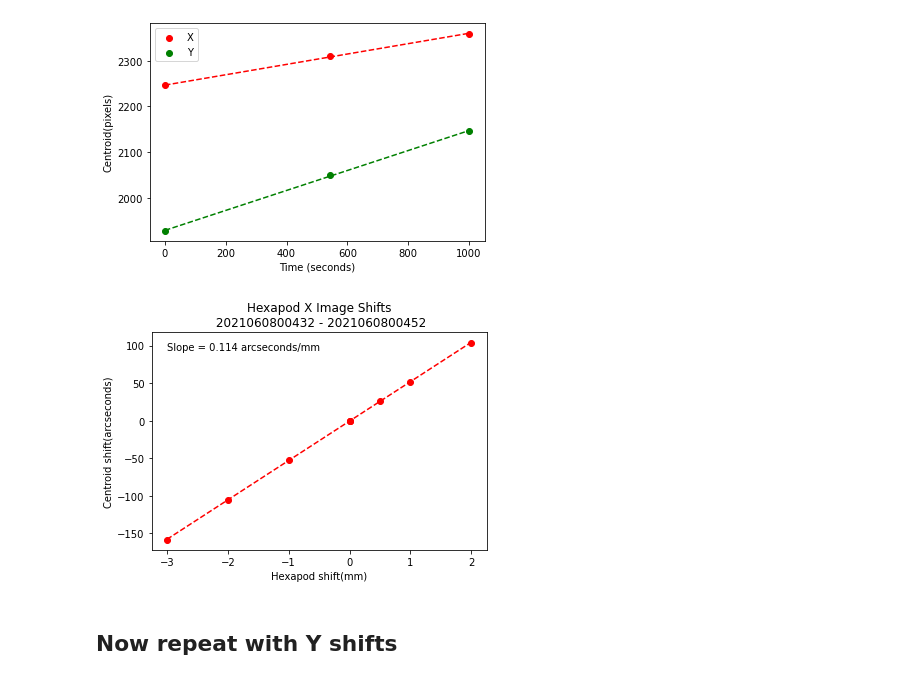
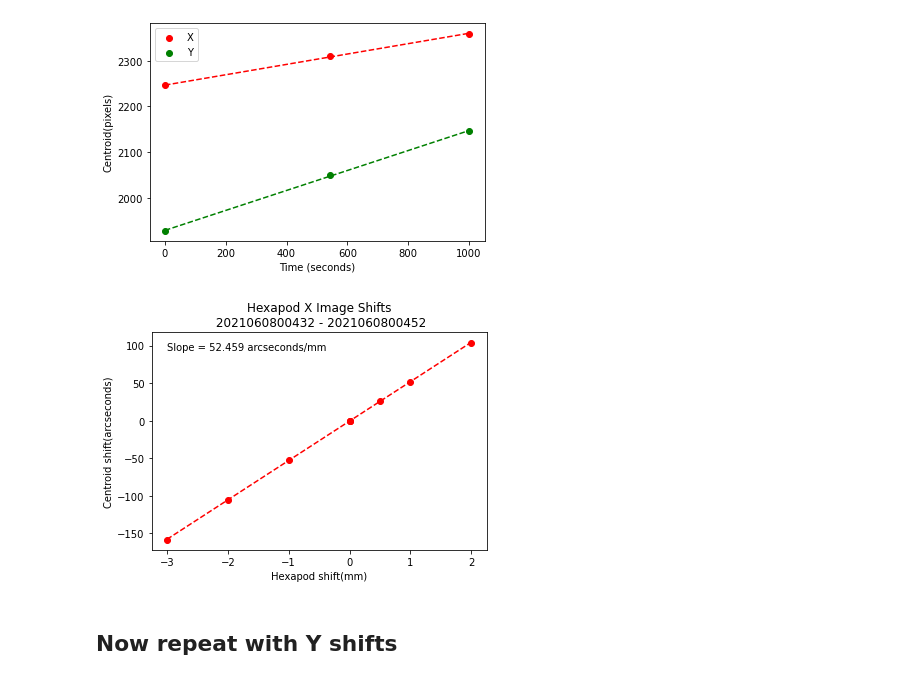
Before and after one commit to lsst-ts/ts_notebooks, a Jupyter notebook: cslage/summit_notebooks/Hexapod_Position_Offset_11Jun21.ipynb, the cells around one changed output. Saved outputs shown, nothing was run; the diff lists cells and outputs as text; code cells hidden in the pictures.

```diff
--- a/cslage/summit_notebooks/Hexapod_Position_Offset_11Jun21.ipynb
+++ b/cslage/summit_notebooks/Hexapod_Position_Offset_11Jun21.ipynb
@@ -76,34 +76,34 @@ plt.legend()
 # %%
 # Now plot the shift vs hexapod displacement
 plateScale = exp.getWcs().getPixelScale().asArcseconds() # arcseconds/pixel
 hexs = []
 shifts = []
 for i, expId in enumerate(expIds):
     hex = positionData[expId]['hex_x']
     hexs.append(hex)
 
     time = positionData[expId]['Time']
     x = positionData[expId]['Centroid'][0]
     y = positionData[expId]['Centroid'][1]
     # Subtract drift model
     x -= x_fit[0] * time + x_fit[1]
     y -= y_fit[0] * time + y_fit[1]
     if hex > 0:
         shifts.append(np.sqrt(x*x + y*y) * plateScale)
     else:
         shifts.append(-np.sqrt(x*x + y*y) * plateScale)
 plt.title(f"Hexapod X Image Shifts\n {expIds[0]} - {expIds[-1]}")
 plt.scatter(hexs, shifts, color='red')
 shift_fit = np.polyfit(hexs, shifts, 1)
 xplot = np.linspace(min(hexs), max(hexs), 100)
 yplot = shift_fit[0] * xplot + shift_fit[1]
 plt.plot(xplot, yplot, color='red', ls = '--')
 plt.xlabel("Hexapod shift(mm)")
 plt.ylabel("Centroid shift(arcseconds)")
-plt.text(min(hexs), 0.9*max(shifts), f"Slope = {x_fit[0]:.3f} arcseconds/mm")
-plt.savefig("Hexapod_X_Offsets_11Jun21.pdf")
+plt.text(min(hexs), 0.9*max(shifts), f"Slope = {shift_fit[0]:.3f} arcseconds/mm")
+plt.savefig("/home/craiglagegit/DATA/Hexapod_X_Offsets_11Jun21.pdf")
 # %% [output]
-[figure, old version]
+[figure, new version]
 # %% [markdown]
 ## Now repeat with Y shifts
 # %%
```
Also changed, not shown: parts of 1 cell of this notebook.
